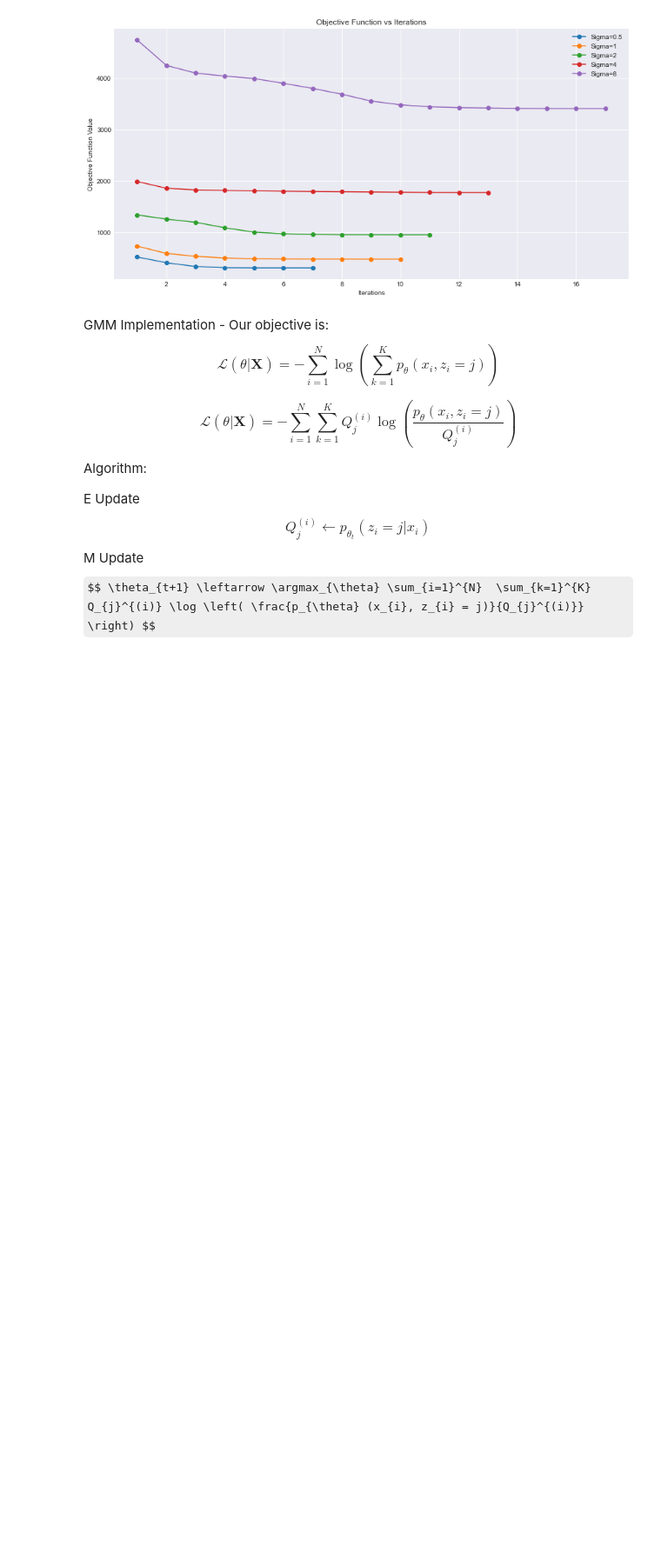
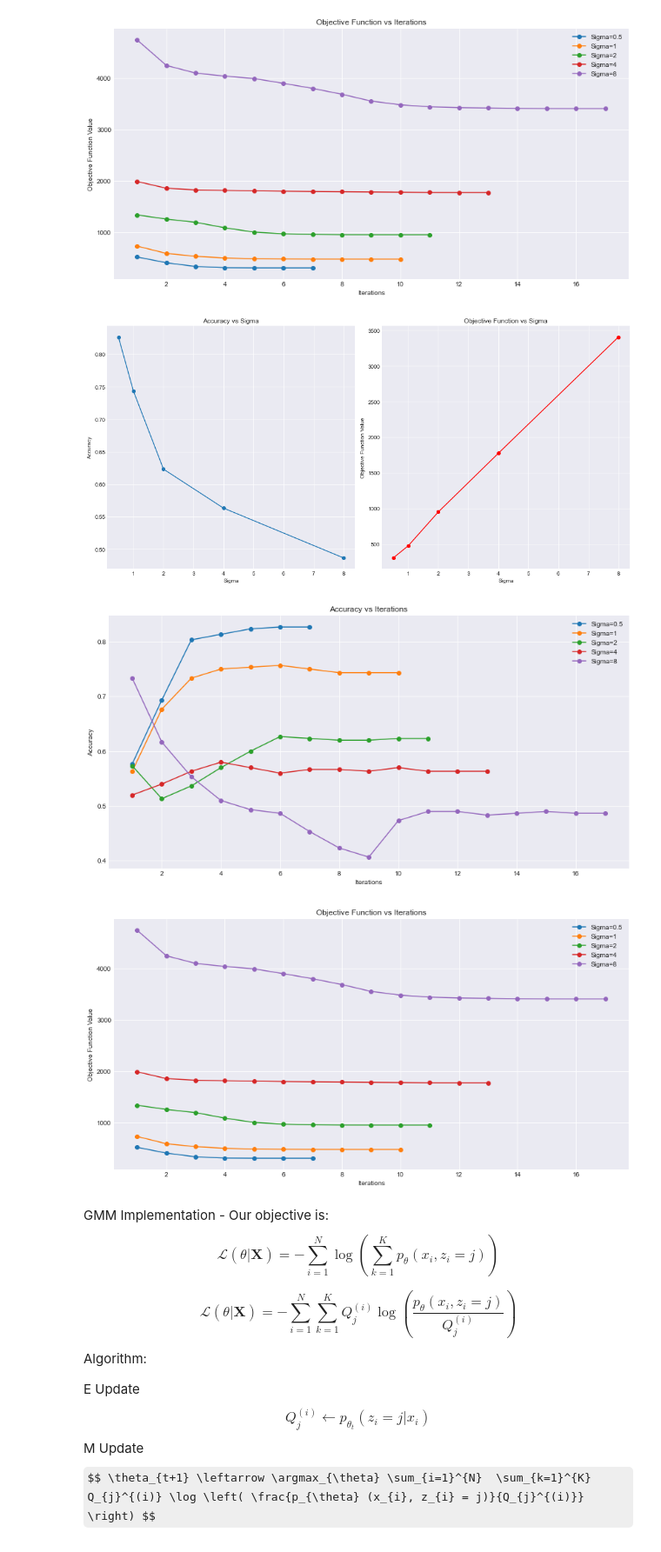
Before and after one commit to mturvillehei/CS_760, a Jupyter notebook: Homework_5/Homework_5_p1.ipynb, the cells around one changed output. Shown: that part at 87% size. Drawn from its saved outputs; the diff is of its cells as text; code cells hidden in the pictures; some formulas as TeX source; blank space fills up the shorter version.

```diff
--- a/Homework_5/Homework_5_p1.ipynb
+++ b/Homework_5/Homework_5_p1.ipynb
@@ -279,6 +279,61 @@ plot_kmeans_results(km_corrects, km_objective, Sigma)
 [figure]
 [figure]
 [figure]
+# %%
+def plot_kmeans_results(km_corrects, km_objective, Sigma):
+    # Convert total correct predictions to accuracies
+    accuracies_vs_sigma = {str(sigma): {k: [correct / 300 for correct in km_corrects[str(sigma)][k]] for k in 'abc'} for sigma in Sigma}
+
+    # Accuracy vs Sigma
+    accuracy_vs_sigma = [sum([accuracies_vs_sigma[str(sigma)][k][-1] for k in 'abc']) for sigma in Sigma]
+    plt.figure(figsize=(14, 7))
+
+    plt.subplot(1, 2, 1)
+    plt.plot(Sigma, accuracy_vs_sigma, marker='o')
+    plt.xlabel('Sigma')
+    plt.ylabel('Accuracy')
+    plt.title('Accuracy vs Sigma')
+
+    # Objective function vs Sigma
+    objective_vs_sigma = [km_objective[str(sigma)][-1] for sigma in Sigma]
+    plt.subplot(1, 2, 2)
+    plt.plot(Sigma, objective_vs_sigma, marker='o', color='red')
+    plt.xlabel('Sigma')
+    plt.ylabel('Objective Function Value')
+    plt.title('Objective Function vs Sigma')
+
+    plt.tight_layout()
+    plt.show()
+
+    # Accuracy vs Iterations for each Sigma
+    plt.figure(figsize=(14, 7))
+    for sigma in Sigma:
+        accuracy_vs_iterations = [sum([accuracies_vs_sigma[str(sigma)][k][i] for k in 'abc']) for i in range(len(accuracies_vs_sigma[str(sigma)]['a']))]
+        plt.plot(range(1, len(accuracy_vs_iterations) + 1), accuracy_vs_iterations, marker='o', label=f'Sigma={sigma}')
+
+    plt.xlabel('Iterations')
+    plt.ylabel('Accuracy')
+    plt.title('Accuracy vs Iterations')
+    plt.legend()
+    plt.show()
+
+    # Objective function vs Iterations for each Sigma
+    plt.figure(figsize=(14, 7))
+    for sigma in Sigma:
+        plt.plot(range(1, len(km_objective[str(sigma)]) + 1), km_objective[str(sigma)], marker='o', label=f'Sigma={sigma}')
+
+    plt.xlabel('Iterations')
+    plt.ylabel('Objective Function Value')
+    plt.title('Objective Function vs Iterations')
+    plt.legend()
+    plt.show()
+
+# Assuming the variables km_corrects, km_incorrects, km_objective, and Sigma are already defined
+plot_kmeans_results(km_corrects, km_objective, Sigma)
+# %% [output]
+[figure, added]
+[figure, added]
+[figure, added]
 # %% [markdown]
 GMM Implementation - Our objective is:
 $$\mathcal{L}(\theta|\mathbf{X}) = - \sum_{i=1}^{N} \log \left( \sum_{k=1}^{K} p_{\theta} (x_{i}, z_{i} = j) \right)
```
Also changed, not shown: parts of 4 cells of this notebook.
